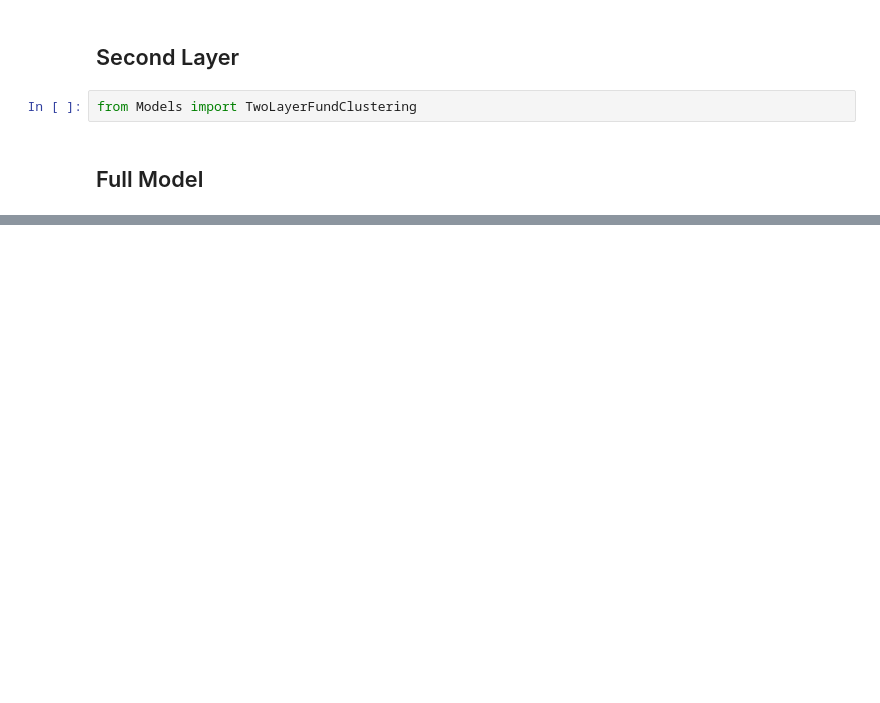
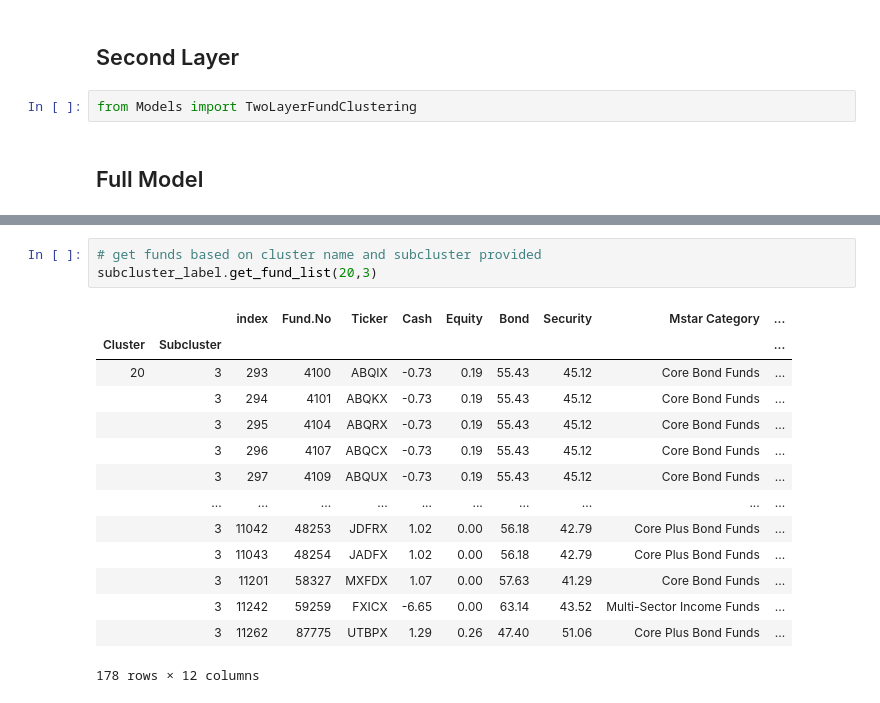
Before and after one commit to glangetasq/FundClustering_Fall2020, a Jupyter notebook: Workflow.ipynb, the cells around one changed output, grey strips where cells are left out. Saved outputs shown, nothing was run; the diff lists cells and outputs as text; blank space fills up the shorter version.

```diff
--- a/Workflow.ipynb
+++ b/Workflow.ipynb
@@ -40,0 +209,18 @@ KeyboardInterrupt:
+# %%
+# get funds based on cluster name and subcluster provided
+subcluster_label.get_fund_list(20,3)
+# %% [output]
+|  |  | index | Fund.No | Ticker | Cash | Equity | Bond | Security | Mstar Category | ... |
+| Cluster | Subcluster |  |  |  |  |  |  |  |  | ... |
+| 20 | 3 | 293 | 4100 | ABQIX | -0.73 | 0.19 | 55.43 | 45.12 | Core Bond Funds | ... |
+|  | 3 | 294 | 4101 | ABQKX | -0.73 | 0.19 | 55.43 | 45.12 | Core Bond Funds | ... |
+|  | 3 | 295 | 4104 | ABQRX | -0.73 | 0.19 | 55.43 | 45.12 | Core Bond Funds | ... |
+|  | 3 | 296 | 4107 | ABQCX | -0.73 | 0.19 | 55.43 | 45.12 | Core Bond Funds | ... |
+|  | 3 | 297 | 4109 | ABQUX | -0.73 | 0.19 | 55.43 | 45.12 | Core Bond Funds | ... |
+|  | ... | ... | ... | ... | ... | ... | ... | ... | ... | ... |
+|  | 3 | 11042 | 48253 | JDFRX | 1.02 | 0.00 | 56.18 | 42.79 | Core Plus Bond Funds | ... |
+|  | 3 | 11043 | 48254 | JADFX | 1.02 | 0.00 | 56.18 | 42.79 | Core Plus Bond Funds | ... |
+|  | 3 | 11201 | 58327 | MXFDX | 1.07 | 0.00 | 57.63 | 41.29 | Core Bond Funds | ... |
+|  | 3 | 11242 | 59259 | FXICX | -6.65 | 0.00 | 63.14 | 43.52 | Multi-Sector Income Funds | ... |
+|  | 3 | 11262 | 87775 | UTBPX | 1.29 | 0.26 | 47.40 | 51.06 | Core Plus Bond Funds | ... |
+178 rows × 12 columns
```
Also changed, not shown: parts of 19 cells of this notebook.
